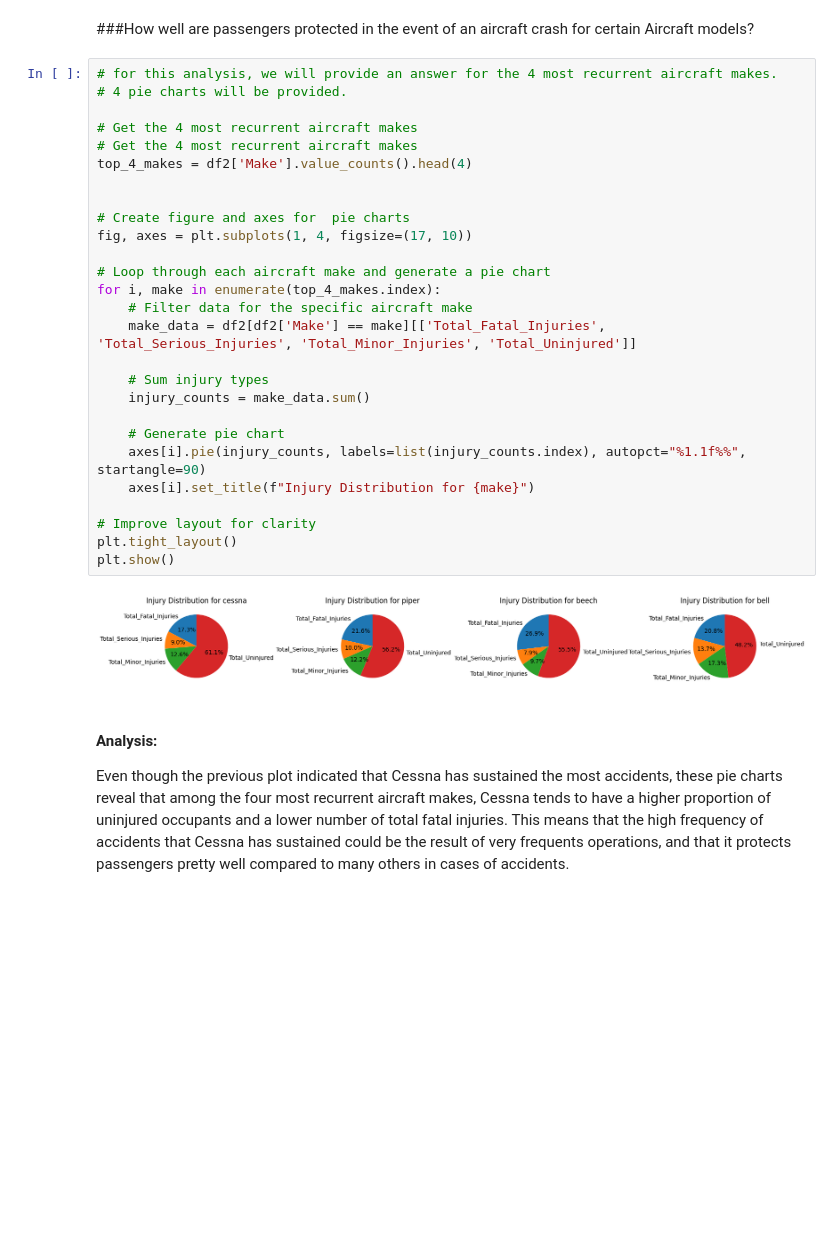
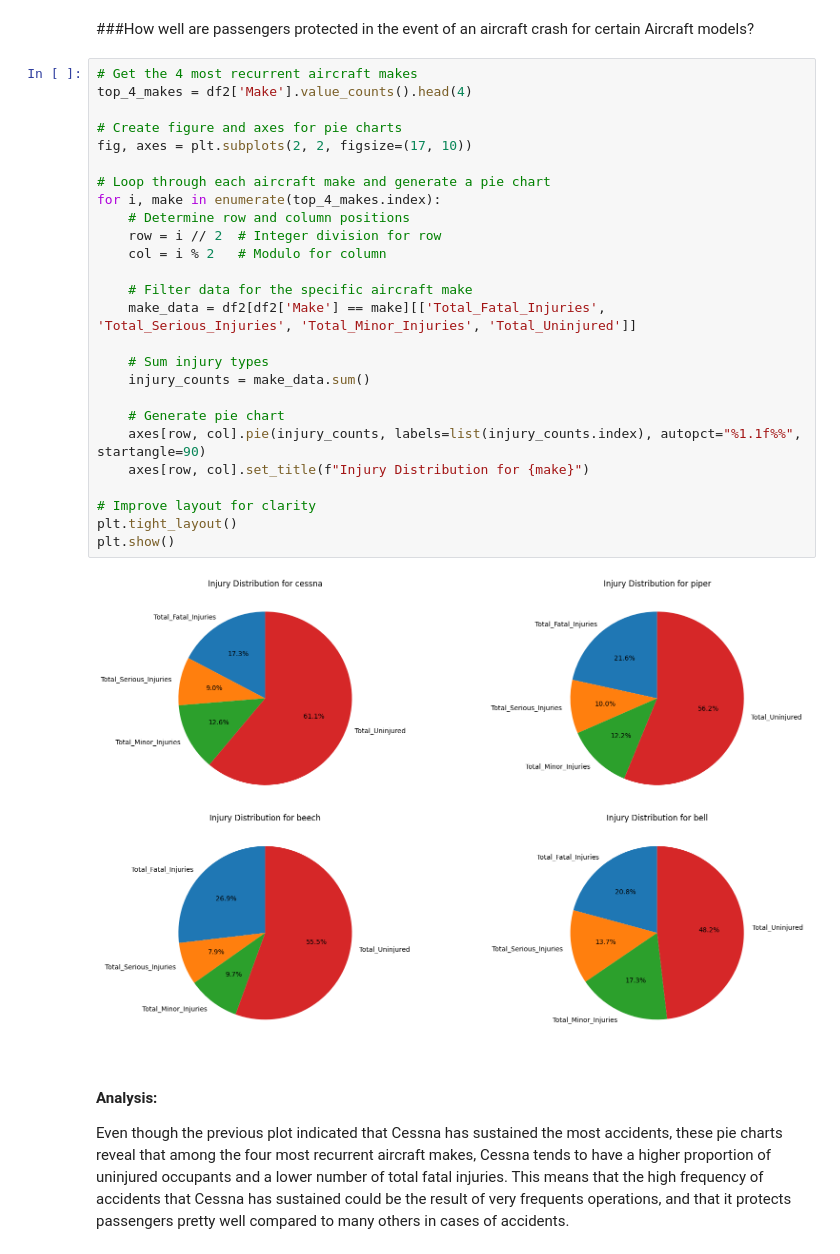
Before and after one commit to Haender-Michael/Haender_practice, a Jupyter notebook: Copie_de_Copie_de_Untitled1.ipynb, the cells around one changed output. Saved outputs shown, nothing was run; the diff lists cells and outputs as text; blank space fills up the shorter version.

```diff
--- a/Copie_de_Copie_de_Untitled1.ipynb
+++ b/Copie_de_Copie_de_Untitled1.ipynb
@@ -486,34 +486,33 @@ More advanced analysis should be conducted by incorporating latitude and longitu
 # %% [markdown]
 ###How well are passengers protected in the event of an aircraft crash for certain Aircraft models?
 # %%
-# for this analysis, we will provide an answer for the 4 most recurrent aircraft makes.
-# 4 pie charts will be provided.
-
-# Get the 4 most recurrent aircraft makes
 # Get the 4 most recurrent aircraft makes
 top_4_makes = df2['Make'].value_counts().head(4)
 
-
-# Create figure and axes for  pie charts
-fig, axes = plt.subplots(1, 4, figsize=(17, 10))
+# Create figure and axes for pie charts
+fig, axes = plt.subplots(2, 2, figsize=(17, 10))
 
 # Loop through each aircraft make and generate a pie chart
 for i, make in enumerate(top_4_makes.index):
+    # Determine row and column positions
+    row = i // 2  # Integer division for row
+    col = i % 2   # Modulo for column
+
     # Filter data for the specific aircraft make
     make_data = df2[df2['Make'] == make][['Total_Fatal_Injuries', 'Total_Serious_Injuries', 'Total_Minor_Injuries', 'Total_Uninjured']]
 
     # Sum injury types
     injury_counts = make_data.sum()
 
     # Generate pie chart
-    axes[i].pie(injury_counts, labels=list(injury_counts.index), autopct="%1.1f%%", startangle=90)
-    axes[i].set_title(f"Injury Distribution for {make}")
+    axes[row, col].pie(injury_counts, labels=list(injury_counts.index), autopct="%1.1f%%", startangle=90)
+    axes[row, col].set_title(f"Injury Distribution for {make}")
 
 # Improve layout for clarity
 plt.tight_layout()
 plt.show()
 # %% [output]
-[figure, old version]
+[figure, new version]
 # %% [markdown]
 #### Analysis:
 Even though the previous plot indicated that Cessna has sustained the most accidents, these pie charts reveal that among the four most recurrent aircraft makes, Cessna tends to have a higher proportion of uninjured occupants and a lower number of total fatal injuries. This means that the high frequency of accidents that Cessna has sustained could be the result of very frequents operations, and that it protects passengers pretty well compared to many others in cases of accidents.
```
